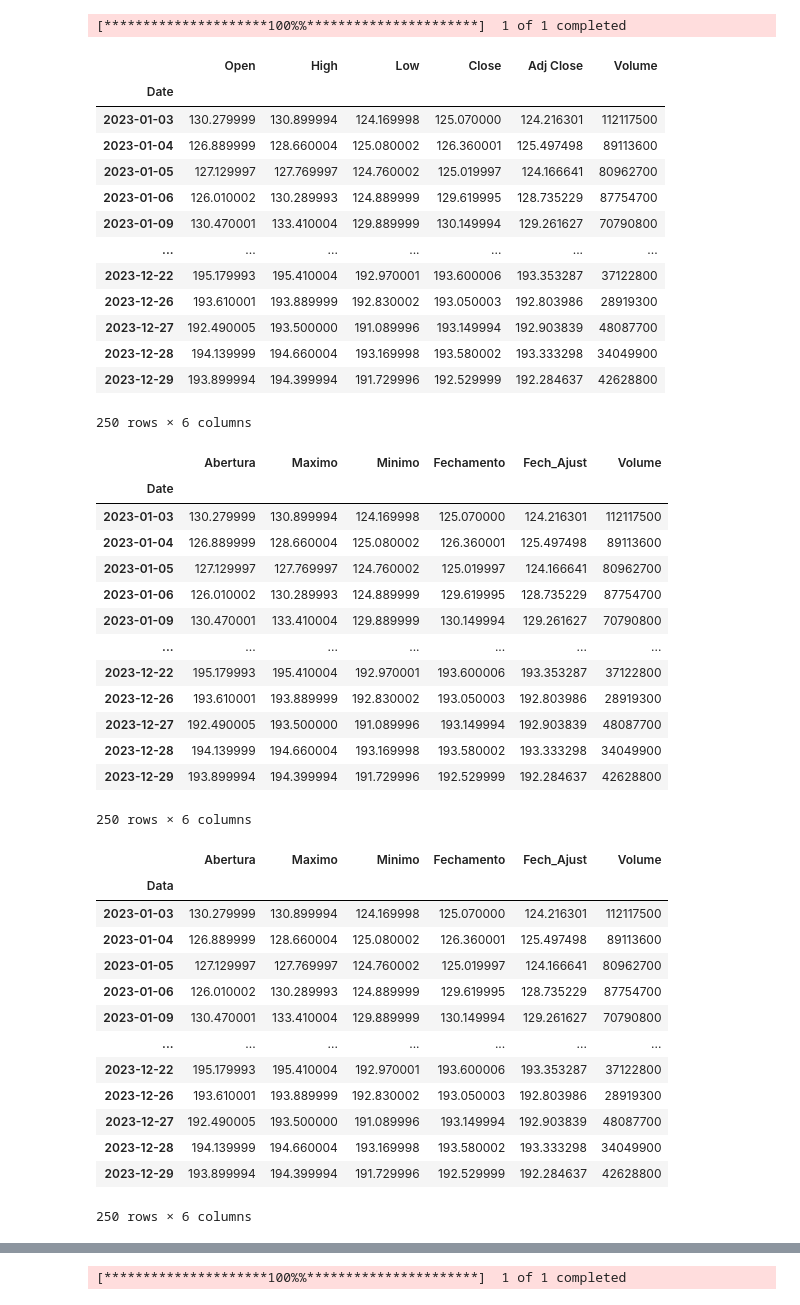
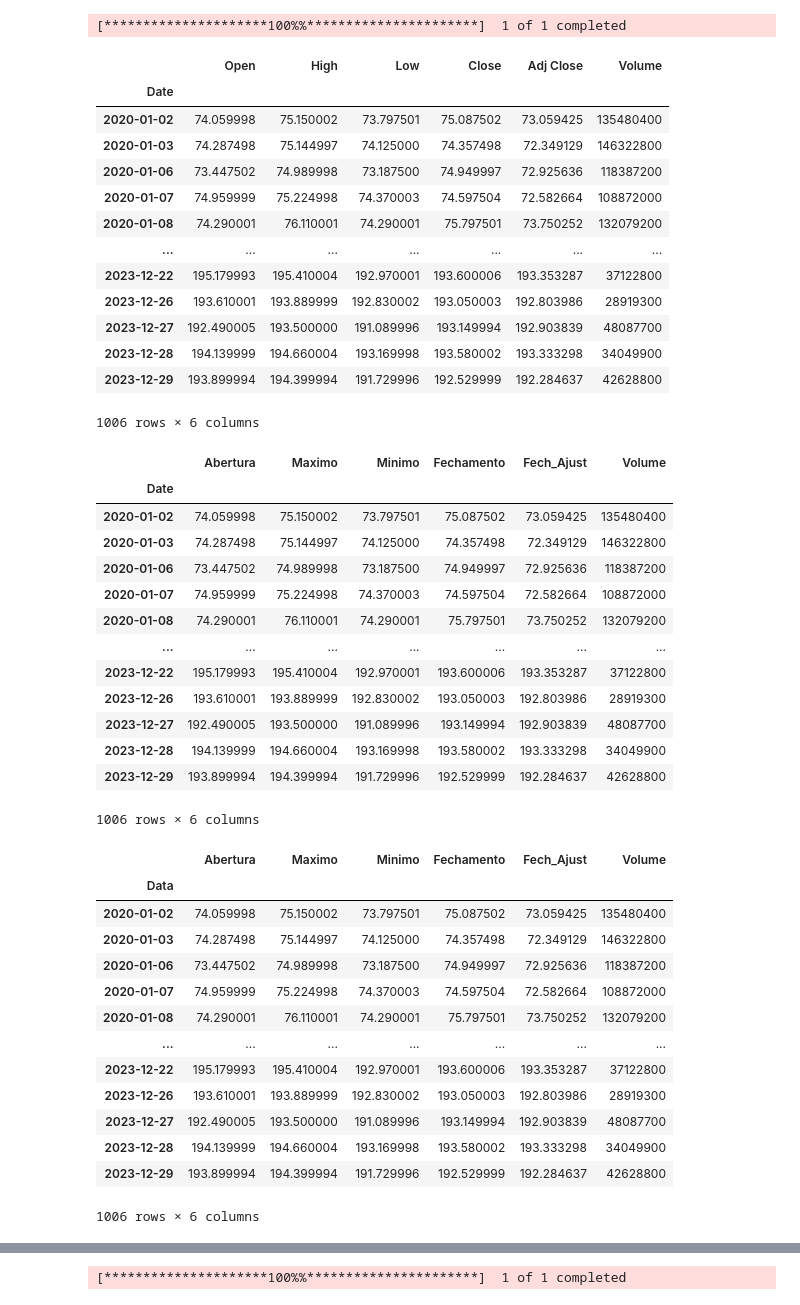
Before and after one commit to JohnKaua/analise-de-dados-com-excel-e-python, a Jupyter notebook: Desafios/Imersão_Python-Aula04 Desafio.ipynb, the cells around one changed output, grey strips where cells are left out. Drawn from its saved outputs; the diff is of its cells as text; code cells hidden in the pictures.

```diff
--- a/Desafios/Imersão_Python-Aula04 Desafio.ipynb
+++ b/Desafios/Imersão_Python-Aula04 Desafio.ipynb
@@ -7,60 +7,60 @@ import yfinance as yf
 import plotly.graph_objects as go
 from plotly.subplots import make_subplots
 # %%
-dados = yf.download('AAPL', start='2023-01-01', end='2023-12-31')
+dados = yf.download('AAPL', start='2020-01-01', end='2023-12-31')
 dados
 # %% [output]
 [*********************100%%**********************]  1 of 1 completed
 |  | Open | High | Low | Close | Adj Close | Volume |
 | Date |  |  |  |  |  |  |
-| 2023-01-03 | 130.279999 | 130.899994 | 124.169998 | 125.070000 | 124.216301 | 112117500 |
-| 2023-01-04 | 126.889999 | 128.660004 | 125.080002 | 126.360001 | 125.497498 | 89113600 |
-| 2023-01-05 | 127.129997 | 127.769997 | 124.760002 | 125.019997 | 124.166641 | 80962700 |
-| 2023-01-06 | 126.010002 | 130.289993 | 124.889999 | 129.619995 | 128.735229 | 87754700 |
-| 2023-01-09 | 130.470001 | 133.410004 | 129.889999 | 130.149994 | 129.261627 | 70790800 |
+| 2020-01-02 | 74.059998 | 75.150002 | 73.797501 | 75.087502 | 73.059425 | 135480400 |
+| 2020-01-03 | 74.287498 | 75.144997 | 74.125000 | 74.357498 | 72.349129 | 146322800 |
+| 2020-01-06 | 73.447502 | 74.989998 | 73.187500 | 74.949997 | 72.925636 | 118387200 |
+| 2020-01-07 | 74.959999 | 75.224998 | 74.370003 | 74.597504 | 72.582664 | 108872000 |
+| 2020-01-08 | 74.290001 | 76.110001 | 74.290001 | 75.797501 | 73.750252 | 132079200 |
 | ... | ... | ... | ... | ... | ... | ... |
 | 2023-12-22 | 195.179993 | 195.410004 | 192.970001 | 193.600006 | 193.353287 | 37122800 |
 | 2023-12-26 | 193.610001 | 193.889999 | 192.830002 | 193.050003 | 192.803986 | 28919300 |
 | 2023-12-27 | 192.490005 | 193.500000 | 191.089996 | 193.149994 | 192.903839 | 48087700 |
 | 2023-12-28 | 194.139999 | 194.660004 | 193.169998 | 193.580002 | 193.333298 | 34049900 |
 | 2023-12-29 | 193.899994 | 194.399994 | 191.729996 | 192.529999 | 192.284637 | 42628800 |
-250 rows × 6 columns
+1006 rows × 6 columns
 # %%
 dados.columns = ['Abertura', 'Maximo', 'Minimo', 'Fechamento', 'Fech_Ajust', 'Volume']
 dados
 # %% [output]
 |  | Abertura | Maximo | Minimo | Fechamento | Fech_Ajust | Volume |
 | Date |  |  |  |  |  |  |
-| 2023-01-03 | 130.279999 | 130.899994 | 124.169998 | 125.070000 | 124.216301 | 112117500 |
-| 2023-01-04 | 126.889999 | 128.660004 | 125.080002 | 126.360001 | 125.497498 | 89113600 |
-| 2023-01-05 | 127.129997 | 127.769997 | 124.760002 | 125.019997 | 124.166641 | 80962700 |
-| 2023-01-06 | 126.010002 | 130.289993 | 124.889999 | 129.619995 | 128.735229 | 87754700 |
-| 2023-01-09 | 130.470001 | 133.410004 | 129.889999 | 130.149994 | 129.261627 | 70790800 |
+| 2020-01-02 | 74.059998 | 75.150002 | 73.797501 | 75.087502 | 73.059425 | 135480400 |
+| 2020-01-03 | 74.287498 | 75.144997 | 74.125000 | 74.357498 | 72.349129 | 146322800 |
+| 2020-01-06 | 73.447502 | 74.989998 | 73.187500 | 74.949997 | 72.925636 | 118387200 |
+| 2020-01-07 | 74.959999 | 75.224998 | 74.370003 | 74.597504 | 72.582664 | 108872000 |
+| 2020-01-08 | 74.290001 | 76.110001 | 74.290001 | 75.797501 | 73.750252 | 132079200 |
 | ... | ... | ... | ... | ... | ... | ... |
 | 2023-12-22 | 195.179993 | 195.410004 | 192.970001 | 193.600006 | 193.353287 | 37122800 |
 | 2023-12-26 | 193.610001 | 193.889999 | 192.830002 | 193.050003 | 192.803986 | 28919300 |
 | 2023-12-27 | 192.490005 | 193.500000 | 191.089996 | 193.149994 | 192.903839 | 48087700 |
 | 2023-12-28 | 194.139999 | 194.660004 | 193.169998 | 193.580002 | 193.333298 | 34049900 |
 | 2023-12-29 | 193.899994 | 194.399994 | 191.729996 | 192.529999 | 192.284637 | 42628800 |
-250 rows × 6 columns
+1006 rows × 6 columns
 # %%
 dados = dados.rename_axis('Data')
 dados
 # %% [output]
 |  | Abertura | Maximo | Minimo | Fechamento | Fech_Ajust | Volume |
 | Data |  |  |  |  |  |  |
-| 2023-01-03 | 130.279999 | 130.899994 | 124.169998 | 125.070000 | 124.216301 | 112117500 |
-| 2023-01-04 | 126.889999 | 128.660004 | 125.080002 | 126.360001 | 125.497498 | 89113600 |
-| 2023-01-05 | 127.129997 | 127.769997 | 124.760002 | 125.019997 | 124.166641 | 80962700 |
-| 2023-01-06 | 126.010002 | 130.289993 | 124.889999 | 129.619995 | 128.735229 | 87754700 |
-| 2023-01-09 | 130.470001 | 133.410004 | 129.889999 | 130.149994 | 129.261627 | 70790800 |
+| 2020-01-02 | 74.059998 | 75.150002 | 73.797501 | 75.087502 | 73.059425 | 135480400 |
+| 2020-01-03 | 74.287498 | 75.144997 | 74.125000 | 74.357498 | 72.349129 | 146322800 |
+| 2020-01-06 | 73.447502 | 74.989998 | 73.187500 | 74.949997 | 72.925636 | 118387200 |
+| 2020-01-07 | 74.959999 | 75.224998 | 74.370003 | 74.597504 | 72.582664 | 108872000 |
+| 2020-01-08 | 74.290001 | 76.110001 | 74.290001 | 75.797501 | 73.750252 | 132079200 |
 | ... | ... | ... | ... | ... | ... | ... |
 | 2023-12-22 | 195.179993 | 195.410004 | 192.970001 | 193.600006 | 193.353287 | 37122800 |
 | 2023-12-26 | 193.610001 | 193.889999 | 192.830002 | 193.050003 | 192.803986 | 28919300 |
 | 2023-12-27 | 192.490005 | 193.500000 | 191.089996 | 193.149994 | 192.903839 | 48087700 |
 | 2023-12-28 | 194.139999 | 194.660004 | 193.169998 | 193.580002 | 193.333298 | 34049900 |
 | 2023-12-29 | 193.899994 | 194.399994 | 191.729996 | 192.529999 | 192.284637 | 42628800 |
-250 rows × 6 columns
+1006 rows × 6 columns
 # %%
 dados['Fechamento'].plot(figsize=(10,6))
 plt.title('Variação do preço por data', fontsize=16)
```
Also changed, not shown: parts of 5 cells of this notebook.
